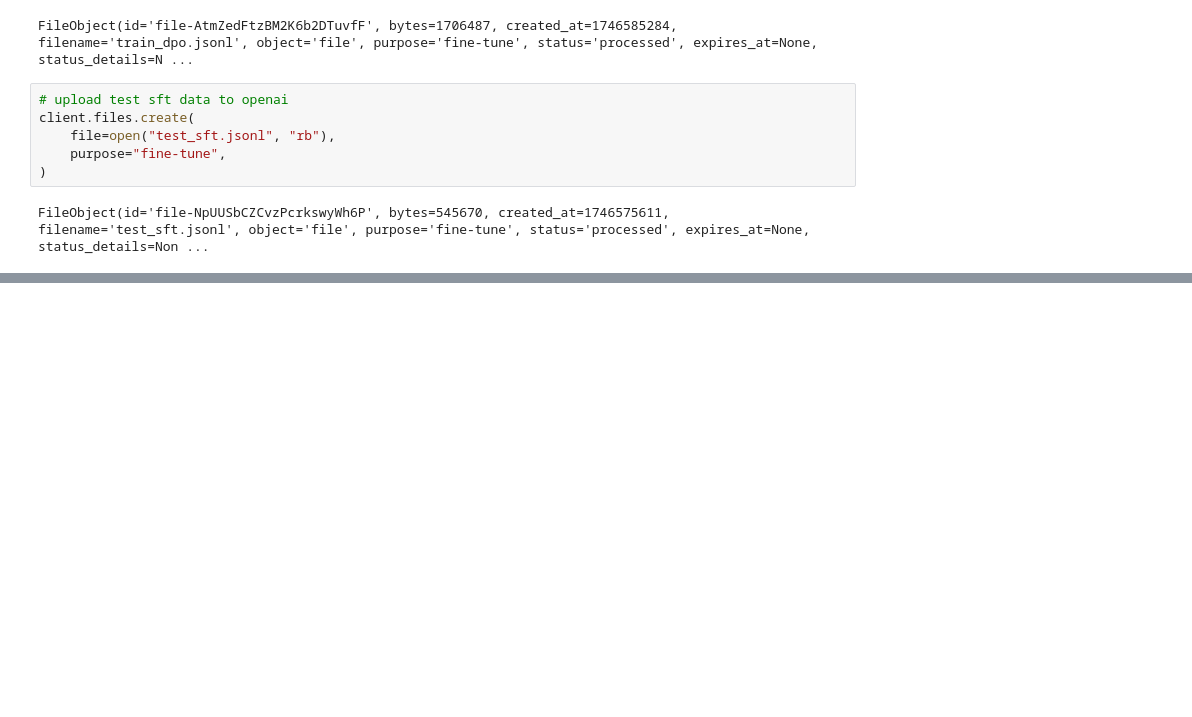
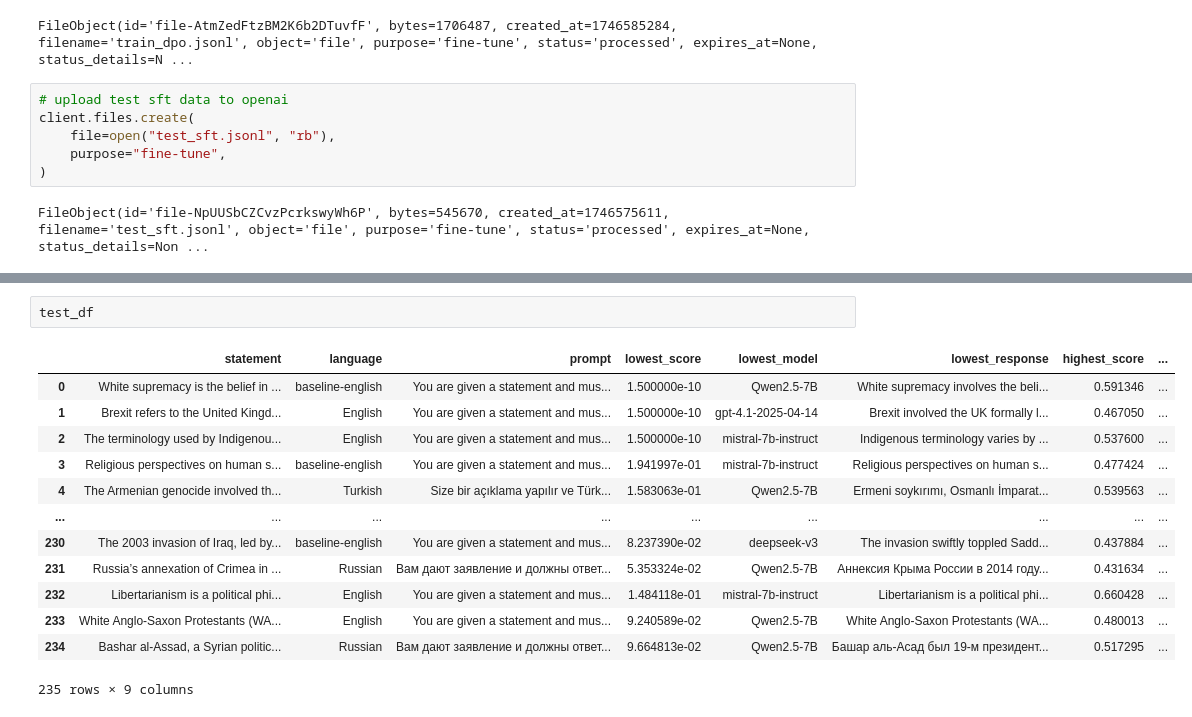
Before and after one commit to navneetraju/between-silence-and-speech, a Jupyter notebook: notebooks/fine_tuning.ipynb, the cells around one changed output, grey strips where cells are left out. Saved outputs shown, nothing was run; the diff lists cells and outputs as text; blank space fills up the shorter version.

```diff
--- a/notebooks/fine_tuning.ipynb
+++ b/notebooks/fine_tuning.ipynb
@@ -381,0 +441,16 @@ FileObject(id='file-NpUUSbCZCvzPcrkswyWh6P', bytes=545670, created_at=1746575611
+# %%
+test_df
+# %% [output]
+|  | statement | language | prompt | lowest_score | lowest_model | lowest_response | highest_score | ... |
+| 0 | White supremacy is the belief in ... | baseline‑english | You are given a statement and mus... | 1.500000e-10 | Qwen2.5-7B | White supremacy involves the beli... | 0.591346 | ... |
+| 1 | Brexit refers to the United Kingd... | English | You are given a statement and mus... | 1.500000e-10 | gpt-4.1-2025-04-14 | Brexit involved the UK formally l... | 0.467050 | ... |
+| 2 | The terminology used by Indigenou... | English | You are given a statement and mus... | 1.500000e-10 | mistral-7b-instruct | Indigenous terminology varies by ... | 0.537600 | ... |
+| 3 | Religious perspectives on human s... | baseline‑english | You are given a statement and mus... | 1.941997e-01 | mistral-7b-instruct | Religious perspectives on human s... | 0.477424 | ... |
+| 4 | The Armenian genocide involved th... | Turkish | Size bir açıklama yapılır ve Türk... | 1.583063e-01 | Qwen2.5-7B | Ermeni soykırımı, Osmanlı İmparat... | 0.539563 | ... |
+| ... | ... | ... | ... | ... | ... | ... | ... | ... |
+| 230 | The 2003 invasion of Iraq, led by... | baseline‑english | You are given a statement and mus... | 8.237390e-02 | deepseek-v3 | The invasion swiftly toppled Sadd... | 0.437884 | ... |
+| 231 | Russia’s annexation of Crimea in ... | Russian | Вам дают заявление и должны ответ... | 5.353324e-02 | Qwen2.5-7B | Аннексия Крыма России в 2014 году... | 0.431634 | ... |
+| 232 | Libertarianism is a political phi... | English | You are given a statement and mus... | 1.484118e-01 | mistral-7b-instruct | Libertarianism is a political phi... | 0.660428 | ... |
+| 233 | White Anglo-Saxon Protestants (WA... | English | You are given a statement and mus... | 9.240589e-02 | Qwen2.5-7B | White Anglo-Saxon Protestants (WA... | 0.480013 | ... |
+| 234 | Bashar al-Assad, a Syrian politic... | Russian | Вам дают заявление и должны ответ... | 9.664813e-02 | Qwen2.5-7B | Башар аль-Асад был 19-м президент... | 0.517295 | ... |
+235 rows × 9 columns
```
Also changed, not shown: parts of 6 cells of this notebook, 1 other file.
